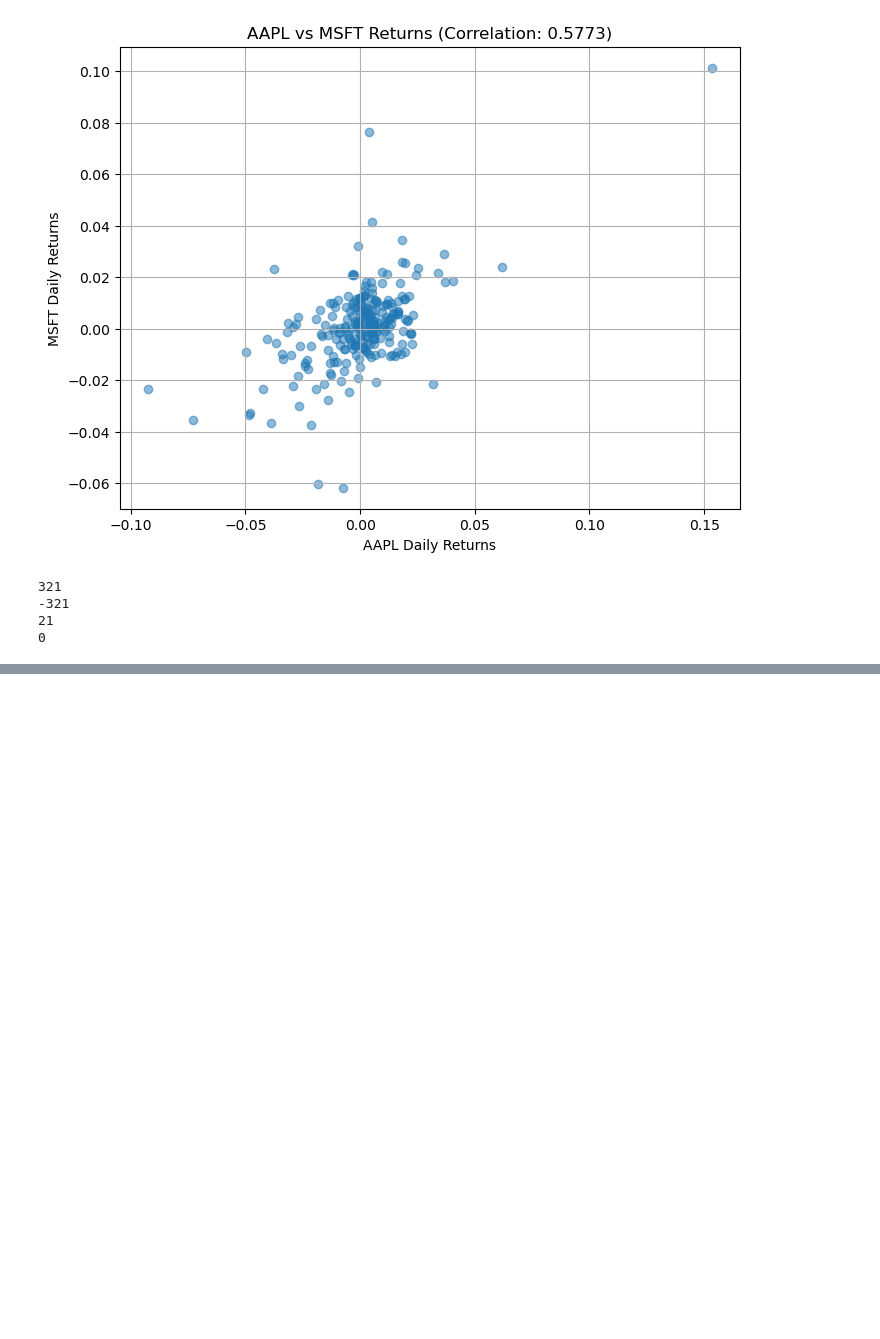
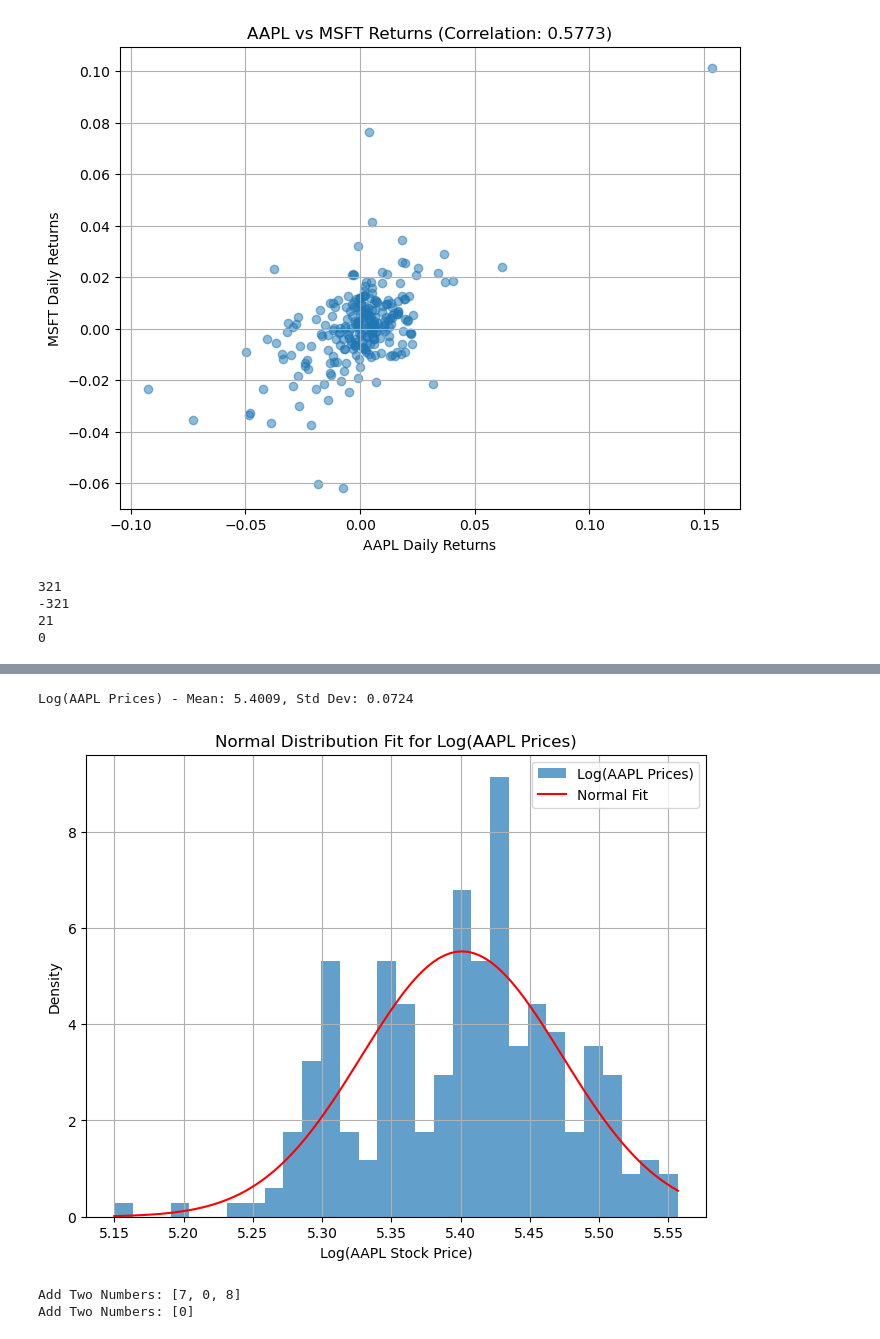
Before and after one commit to mhezie/Quant-Portfolio, a Jupyter notebook: Quant-Portfolio.ipynb, the cells around one changed output, grey strips where cells are left out. Drawn from its saved outputs; the diff is of its cells as text; code cells hidden in the pictures; blank space fills up the shorter version.

```diff
--- a/Quant-Portfolio.ipynb
+++ b/Quant-Portfolio.ipynb
@@ -330,0 +436,69 @@ print(reverse(1534235779)) # 0
+# %%
+from scipy.stats import norm
+import numpy as np
+#Calculate log of AAPL prices to check normality
+log_prices = np.log(aapl_prices)
+mu_log, sigma_log = np.mean(log_prices), np.std(log_prices)
+print(f"Log(AAPL Prices) - Mean: {mu_log:.4f}, Std Dev: {sigma_log:.4f}")
+# Plot histogram of log prices
+plt.figure(figsize=(8, 6))
+plt.hist(log_prices, bins=30, density=True, alpha=0.7, label="Log(AAPL Prices)")
+x = np.linspace(min(log_prices), max(log_prices), 100)
+plt.plot(x, norm.pdf(x, mu_log, sigma_log), 'r-', label="Normal Fit")
+plt.xlabel("Log(AAPL Stock Price)")
+plt.ylabel("Density")
+plt.title("Normal Distribution Fit for Log(AAPL Prices)")
+plt.legend()
+plt.grid(True)
+plt.show()
+# %% [output]
+Log(AAPL Prices) - Mean: 5.4009, Std Dev: 0.0724
+[figure, added]
+# %%
+class ListNode:
+    def __init__(self, val=0, next=None):
+        self.val = val
+        self.next = next
+
+def addTwoNumbers(l1, l2):
+    dummy = ListNode(0)
+    current = dummy
+    carry = 0
+    while l1 or l2 or carry:
+        x = l1.val if l1 else 0
+        y = l2.val if l2 else 0
+        total = x + y + carry
+        carry = total // 10
+        current.next = ListNode(total % 10)
+        current = current.next
+        l1 = l1.next if l1 else None
+        l2 = l2.next if l2 else None
+    return dummy.next
+
+# Test Cases
+def create_linked_list(nums):
+    dummy = ListNode(0)
+    current = dummy
+    for num in nums:
+        current.next = ListNode(num)
+        current = current.next
+    return dummy.next
+
+def print_linked_list(node):
+    result = []
+    while node:
+        result.append(node.val)
+        node = node.next
+    return result
+
+l1 = create_linked_list([2, 4, 3])
+l2 = create_linked_list([5, 6, 4])
+result = addTwoNumbers(l1, l2)
+print("Add Two Numbers:", print_linked_list(result)) # Expected: [7, 0, 8]
+l1 = create_linked_list([0])
+l2 = create_linked_list([0])
+result = addTwoNumbers(l1, l2)
+print("Add Two Numbers:", print_linked_list(result)) # Expected: [0]
+# %% [output]
+Add Two Numbers: [7, 0, 8]
+Add Two Numbers: [0]
```
Also changed, not shown: parts of 6 cells of this notebook.
